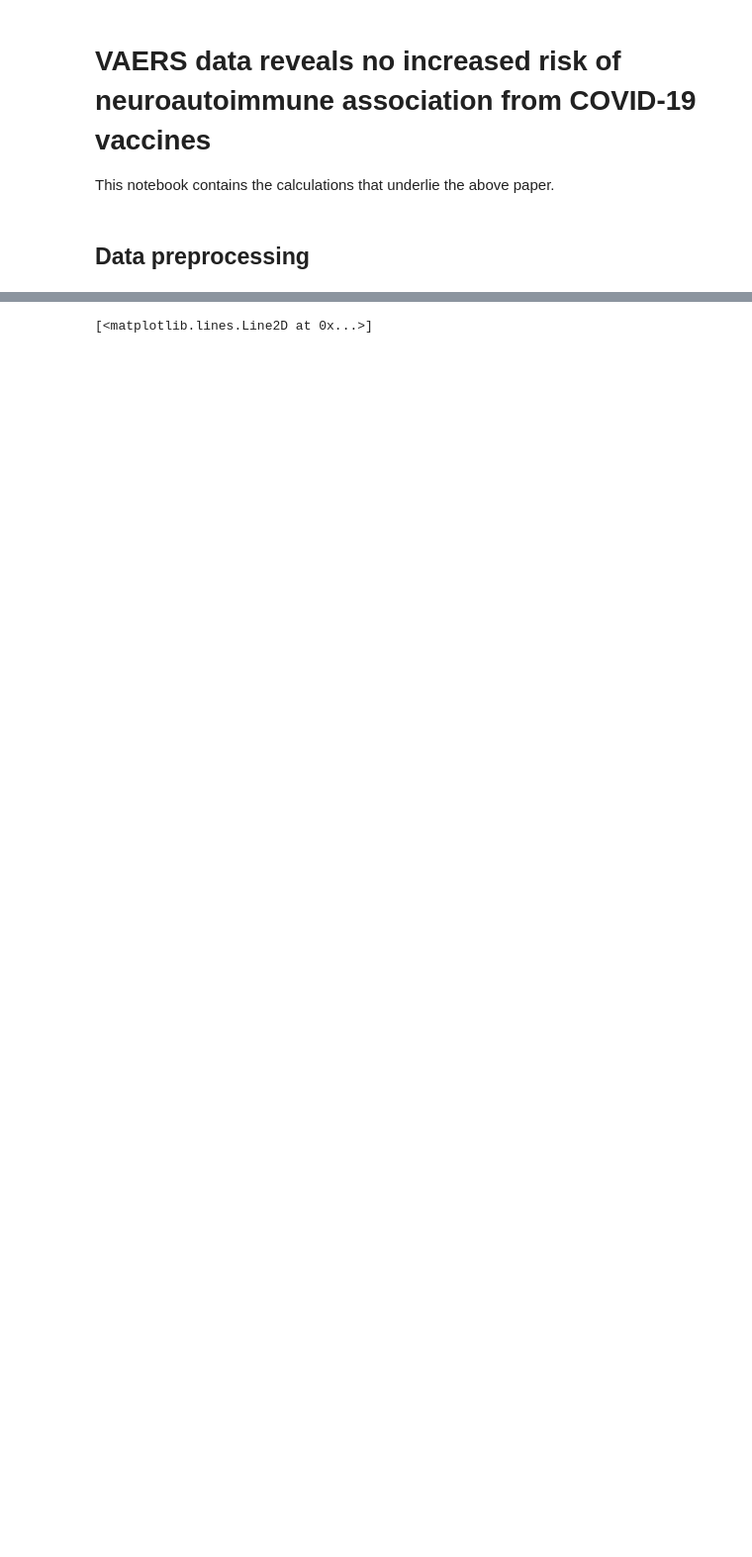
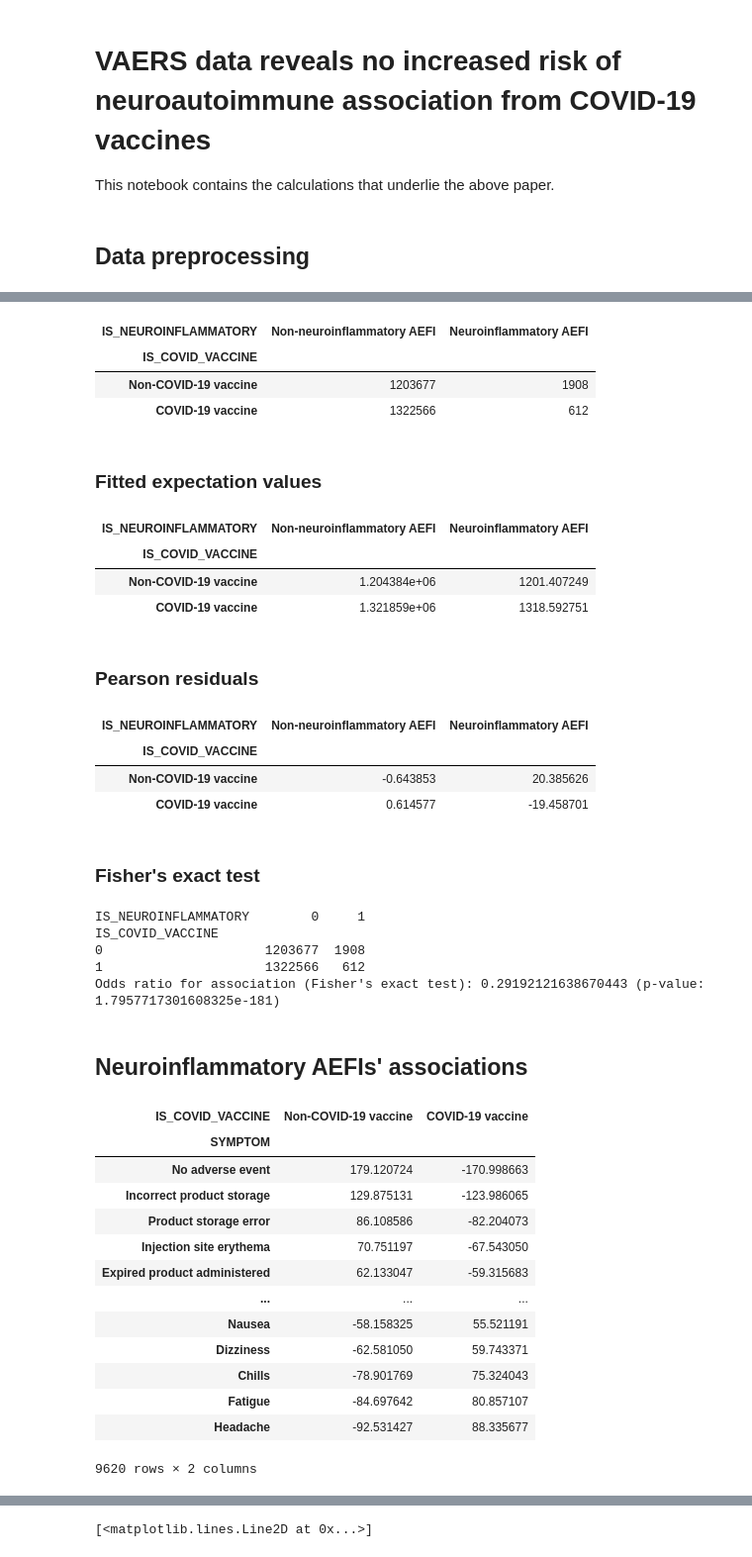
Before and after one commit to chrisvoncsefalvay/covid19-neuroautoimmune-aefis, a Jupyter notebook: COVID vaccination and neuroinflammatory disorders.ipynb, the cells around one changed output, grey strips where cells are left out. Shown: that part at 99% size. Saved outputs shown, nothing was run; the diff lists cells and outputs as text; code cells hidden in the pictures; blank space fills up the shorter version.

Commit message:
Added Pearson residuals.

```diff
--- a/COVID vaccination and neuroinflammatory disorders.ipynb
+++ b/COVID vaccination and neuroinflammatory disorders.ipynb
@@ -52,0 +114,69 @@ vaers_data["IS_NEUROINFLAMMATORY"] = vaers_data["SYMPTOM"].isin(NEUR_SYMPTOMS).a
+# %%
+xt = pd.crosstab(vaers_data.IS_COVID_VACCINE, vaers_data.IS_NEUROINFLAMMATORY)
+
+_d = xt.rename(index={0: "Non-COVID-19 vaccine", 1: "COVID-19 vaccine"},
+                                           columns={0: "Non-neuroinflammatory AEFI", 1: "Neuroinflammatory AEFI"})
+
+
+table = sm.stats.Table(_d.loc[:, ["Non-neuroinflammatory AEFI", "Neuroinflammatory AEFI"]])
+table.table_orig
+# %% [output]
+| IS_NEUROINFLAMMATORY | Non-neuroinflammatory AEFI | Neuroinflammatory AEFI |
+| IS_COVID_VACCINE |  |  |
+| Non-COVID-19 vaccine | 1203677 | 1908 |
+| COVID-19 vaccine | 1322566 | 612 |
+# %% [markdown]
+### Fitted expectation values
+# %%
+table.fittedvalues
+# %% [output]
+| IS_NEUROINFLAMMATORY | Non-neuroinflammatory AEFI | Neuroinflammatory AEFI |
+| IS_COVID_VACCINE |  |  |
+| Non-COVID-19 vaccine | 1.204384e+06 | 1201.407249 |
+| COVID-19 vaccine | 1.321859e+06 | 1318.592751 |
+# %% [markdown]
+### Pearson residuals
+# %%
+table.resid_pearson
+# %% [output]
+| IS_NEUROINFLAMMATORY | Non-neuroinflammatory AEFI | Neuroinflammatory AEFI |
+| IS_COVID_VACCINE |  |  |
+| Non-COVID-19 vaccine | -0.643853 | 20.385626 |
+| COVID-19 vaccine | 0.614577 | -19.458701 |
+# %% [markdown]
+### Fisher's exact test
+# %%
+odds_ratio, p_value = stats.fisher_exact(xt)
+
+print(xt)
+print(f"Odds ratio for association (Fisher's exact test): {odds_ratio} (p-value: {p_value})")
+# %% [output]
+IS_NEUROINFLAMMATORY        0     1
+IS_COVID_VACCINE
+0                     1203677  1908
+1                     1322566   612
+Odds ratio for association (Fisher's exact test): 0.29192121638670443 (p-value: 1.7957717301608325e-181)
+# %% [markdown]
+## Neuroinflammatory AEFIs' associations
+# %%
+tab = sm.stats.Table(pd.crosstab(vaers_data.IS_COVID_VACCINE, vaers_data.SYMPTOM).rename(index={0: "Non-COVID-19 vaccine", 1: "COVID-19 vaccine"})
+)
+
+pearson_residuals = tab.resid_pearson.T
+actuals = tab.table_orig.T
+expected = tab.fittedvalues.T
+# %% [output]
+| IS_COVID_VACCINE | Non-COVID-19 vaccine | COVID-19 vaccine |
+| SYMPTOM |  |  |
+| No adverse event | 179.120724 | -170.998663 |
+| Incorrect product storage | 129.875131 | -123.986065 |
+| Product storage error | 86.108586 | -82.204073 |
+| Injection site erythema | 70.751197 | -67.543050 |
+| Expired product administered | 62.133047 | -59.315683 |
+| ... | ... | ... |
+| Nausea | -58.158325 | 55.521191 |
+| Dizziness | -62.581050 | 59.743371 |
+| Chills | -78.901769 | 75.324043 |
+| Fatigue | -84.697642 | 80.857107 |
+| Headache | -92.531427 | 88.335677 |
+9620 rows × 2 columns
```
Also changed, not shown: parts of 15 cells of this notebook.
